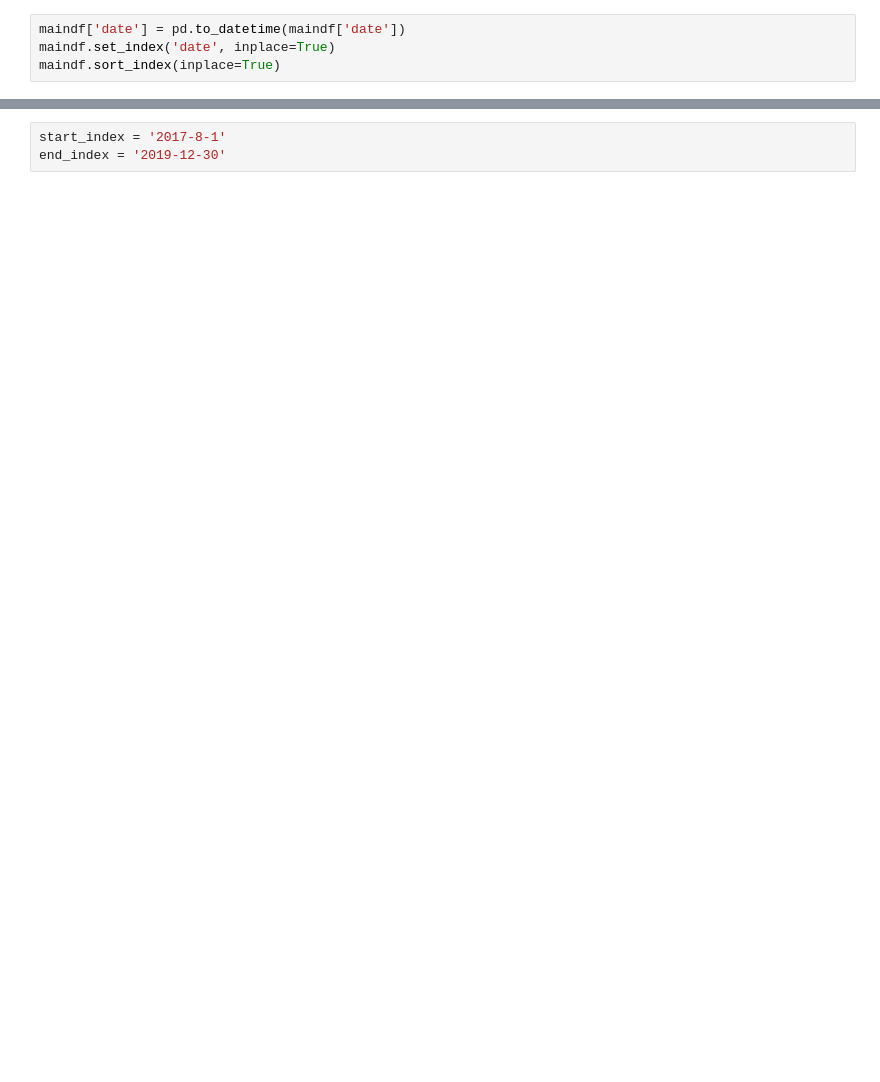
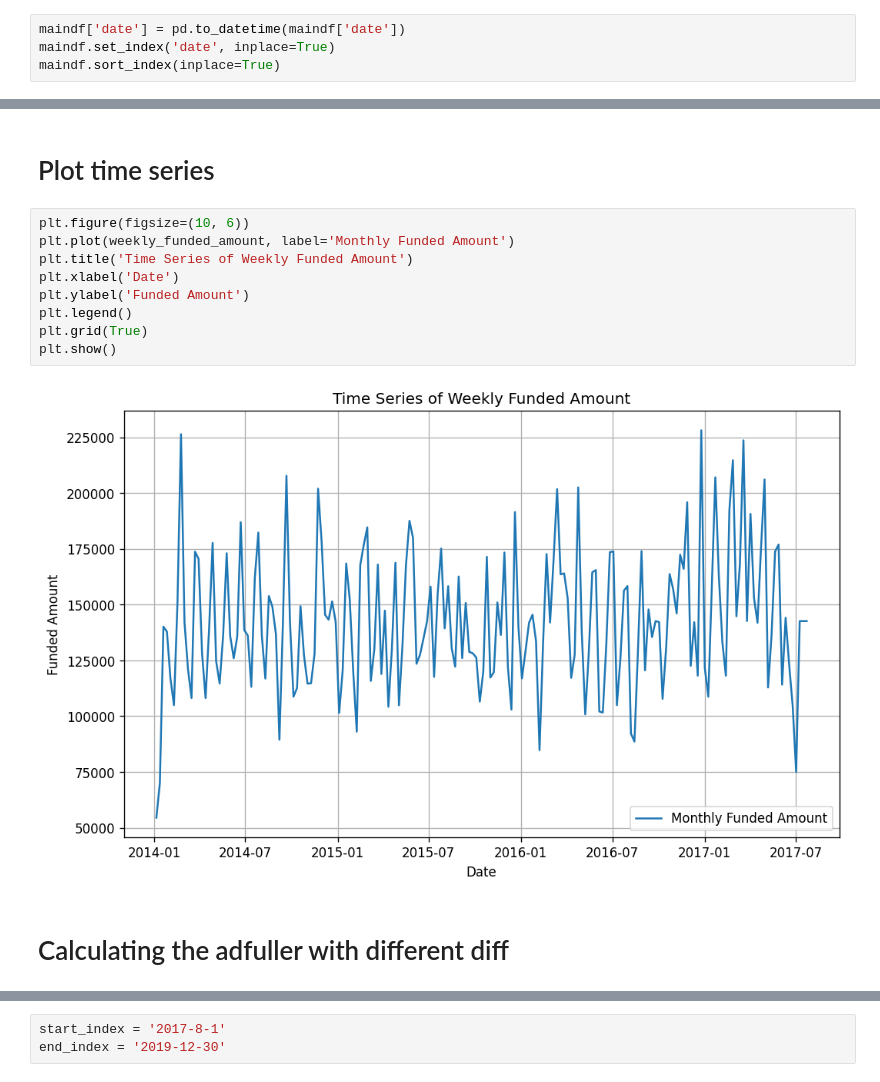
Before and after one commit to mahmoud-hassan1/Bi--Kiva-Loan-project, a Jupyter notebook: project.ipynb, the cells around one changed output, grey strips where cells are left out. Drawn from its saved outputs; the diff is of its cells as text; blank space fills up the shorter version.

```diff
--- a/project.ipynb
+++ b/project.ipynb
@@ -569,0 +361,15 @@ Freq: W-SUN, Name: funded_amount, dtype: float64
+# %% [markdown]
+# Plot time series
+# %%
+plt.figure(figsize=(10, 6))
+plt.plot(weekly_funded_amount, label='Monthly Funded Amount')
+plt.title('Time Series of Weekly Funded Amount')
+plt.xlabel('Date')
+plt.ylabel('Funded Amount')
+plt.legend()
+plt.grid(True)
+plt.show()
+# %% [output]
+[figure, added]
+# %% [markdown]
+# Calculating the adfuller with different diff
```
Also changed, not shown: parts of 69 cells of this notebook.
